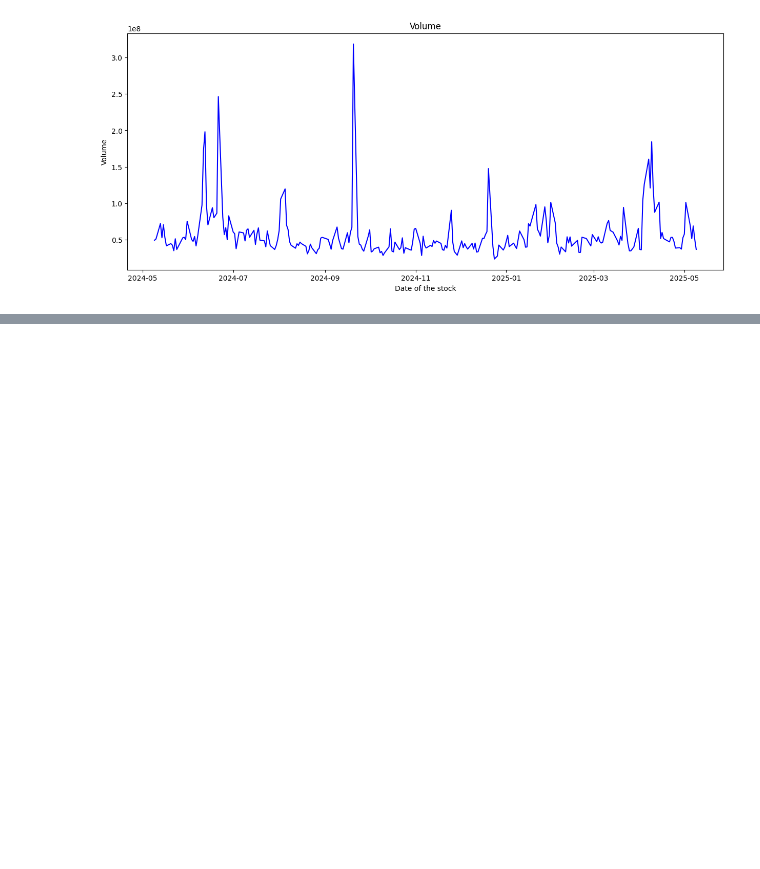
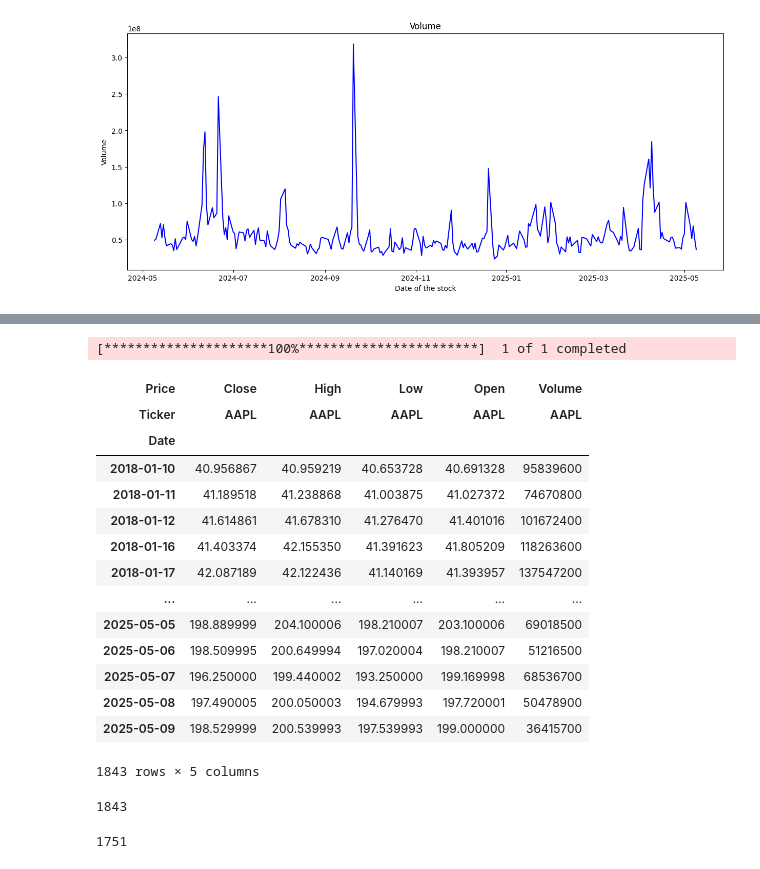
Before and after one commit to DarshanCHMSR/lstm, a Jupyter notebook: lstm.ipynb, the cells around one changed output, grey strips where cells are left out. Drawn from its saved outputs; the diff is of its cells as text; code cells hidden in the pictures; blank space fills up the shorter version.

```diff
--- a/lstm.ipynb
+++ b/lstm.ipynb
@@ -234,0 +210,22 @@ plt.show()
+# %%
+data = yf.download("AAPL",start="2018-01-10", end=current_data)
+# %% [output]
+[*********************100%***********************]  1 of 1 completed
+# %%
+data
+# %% [output]
+| Price | Close | High | Low | Open | Volume |
+| Ticker | AAPL | AAPL | AAPL | AAPL | AAPL |
+| Date |  |  |  |  |  |
+| 2018-01-10 | 40.956867 | 40.959219 | 40.653728 | 40.691328 | 95839600 |
+| 2018-01-11 | 41.189518 | 41.238868 | 41.003875 | 41.027372 | 74670800 |
+| 2018-01-12 | 41.614861 | 41.678310 | 41.276470 | 41.401016 | 101672400 |
+| 2018-01-16 | 41.403374 | 42.155350 | 41.391623 | 41.805209 | 118263600 |
+| 2018-01-17 | 42.087189 | 42.122436 | 41.140169 | 41.393957 | 137547200 |
+| ... | ... | ... | ... | ... | ... |
+| 2025-05-05 | 198.889999 | 204.100006 | 198.210007 | 203.100006 | 69018500 |
+| 2025-05-06 | 198.509995 | 200.649994 | 197.020004 | 198.210007 | 51216500 |
+| 2025-05-07 | 196.250000 | 199.440002 | 193.250000 | 199.169998 | 68536700 |
+| 2025-05-08 | 197.490005 | 200.050003 | 194.679993 | 197.720001 | 50478900 |
+| 2025-05-09 | 198.529999 | 200.539993 | 197.539993 | 199.000000 | 36415700 |
+1843 rows × 5 columns
@@ -234,0 +251,4 @@ plt.show()
+# %%
+len(df_Close)
+# %% [output]
+1843
@@ -234,0 +257,4 @@ plt.show()
+# %%
+train_len
+# %% [output]
+1751
```
Also changed, not shown: parts of 41 cells of this notebook, 1 other file.
